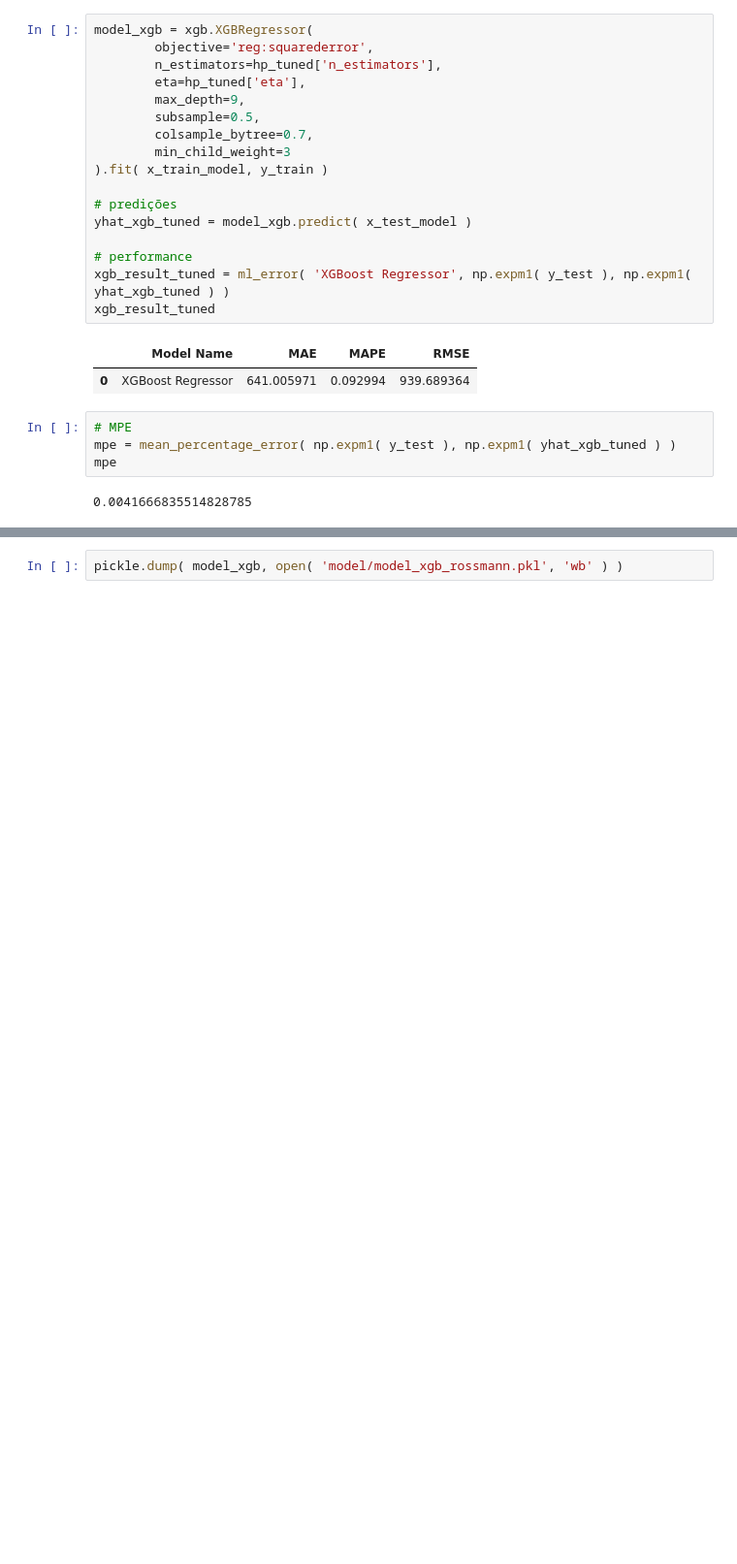
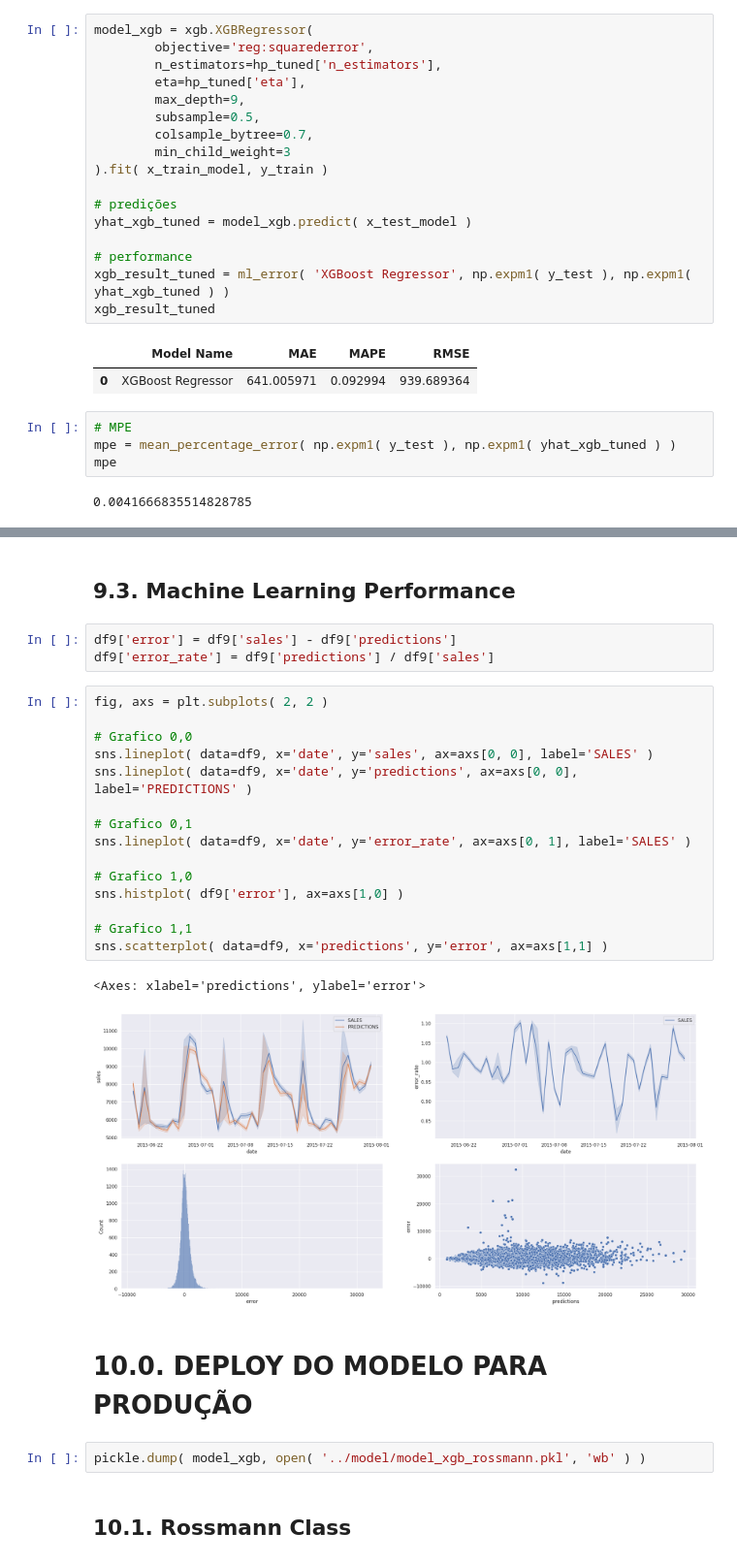
Before and after one commit to oarthurcarvalho/rossmann-predict-sales, a Jupyter notebook: notebook/rossmann_store_sales_prediction.ipynb, the cells around one changed output, grey strips where cells are left out. Shown at 97% size. Cells and saved outputs as stored; diff of their text form; blank space fills up the shorter version.

```diff
--- a/rossmann_store_sales_prediction.ipynb
+++ b/notebook/rossmann_store_sales_prediction.ipynb
@@ -1438,2 +1458,29 @@ $$ MPE = \sum\frac{( y - ŷ )}{y} $$
+# %% [markdown]
+## 9.3. Machine Learning Performance
+# %%
+df9['error'] = df9['sales'] - df9['predictions']
+df9['error_rate'] = df9['predictions'] / df9['sales']
+# %%
+fig, axs = plt.subplots( 2, 2 )
+
+# Grafico 0,0
+sns.lineplot( data=df9, x='date', y='sales', ax=axs[0, 0], label='SALES' )
+sns.lineplot( data=df9, x='date', y='predictions', ax=axs[0, 0], label='PREDICTIONS' )
+
+# Grafico 0,1
+sns.lineplot( data=df9, x='date', y='error_rate', ax=axs[0, 1], label='SALES' )
+
+# Grafico 1,0
+sns.histplot( df9['error'], ax=axs[1,0] )
+
+# Grafico 1,1
+sns.scatterplot( data=df9, x='predictions', y='error', ax=axs[1,1] )
+# %% [output]
+<Axes: xlabel='predictions', ylabel='error'>
+[figure, added]
+# %% [markdown]
+# 10.0. DEPLOY DO MODELO PARA PRODUÇÃO
 # %%
-pickle.dump( model_xgb, open( 'model/model_xgb_rossmann.pkl', 'wb' ) )
+pickle.dump( model_xgb, open( '../model/model_xgb_rossmann.pkl', 'wb' ) )
+# %% [markdown]
+## 10.1. Rossmann Class
```
Also changed, not shown: parts of 26 cells of this notebook, 8 other files.
